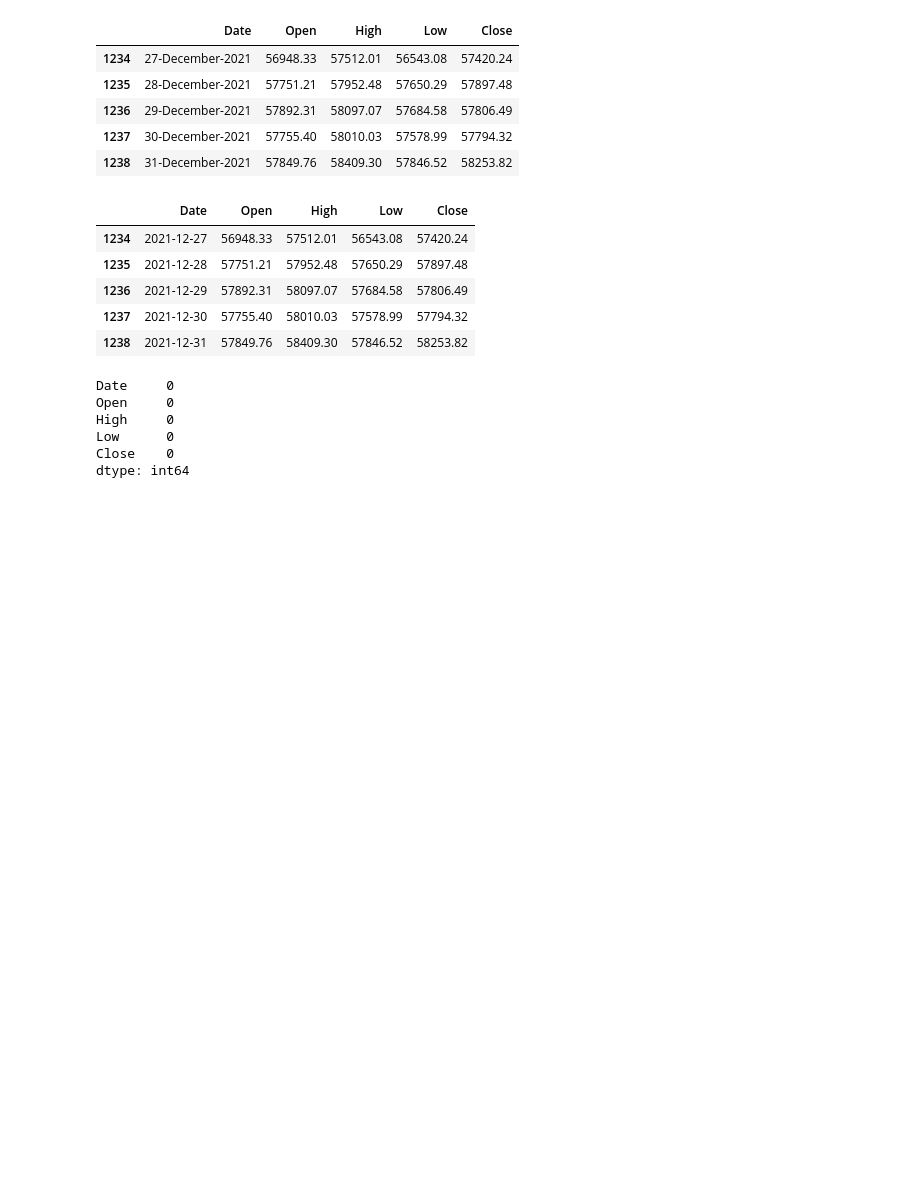
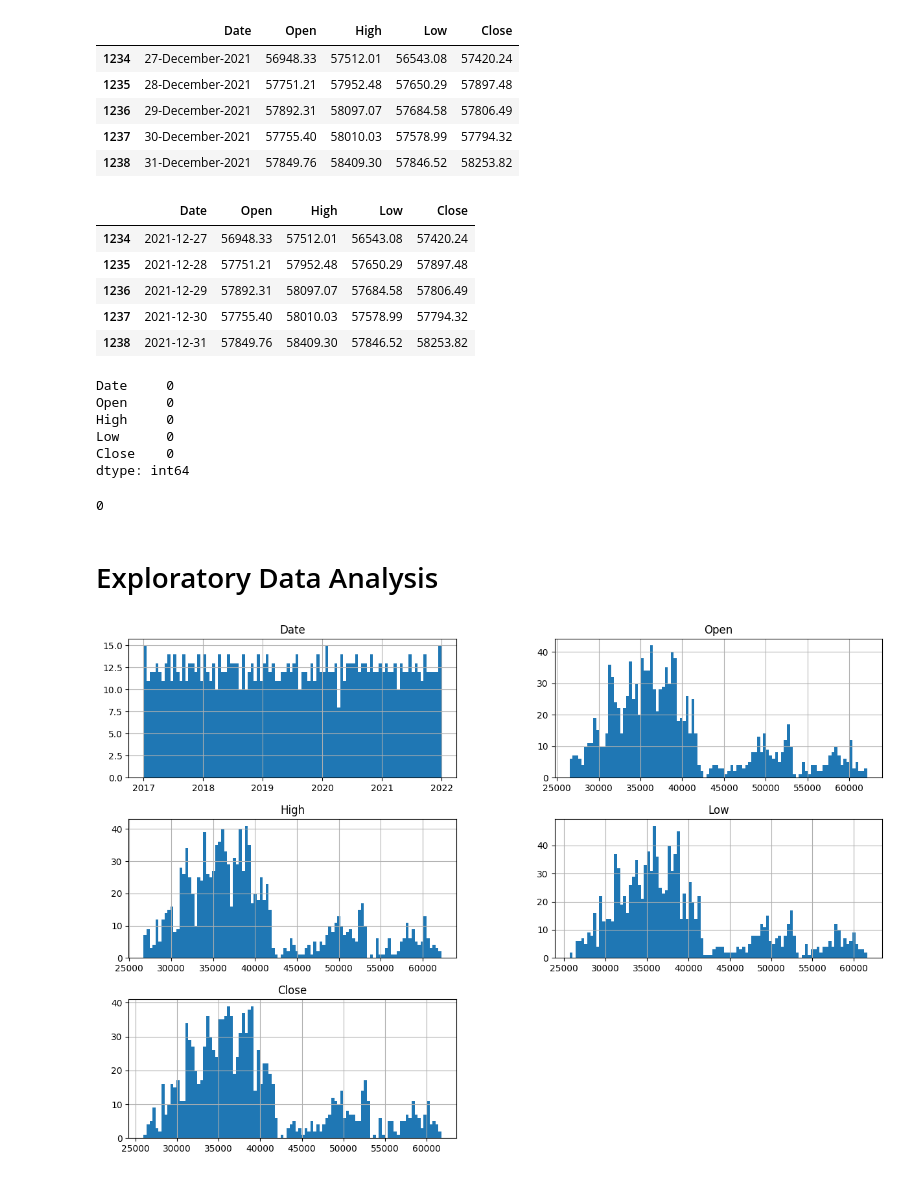
Before and after one commit to kruthi-sb/stock_price_prediction_hybrid_model, a Jupyter notebook: Main.ipynb, the cells around one changed output. Cells and saved outputs as stored; diff of their text form; code cells hidden in the pictures; blank space fills up the shorter version.

```diff
--- a/Main.ipynb
+++ b/Main.ipynb
@@ -159,3 +160,16 @@ High     0
 Low      0
 Close    0
 dtype: int64
+# %%
+# check for duplicates
+stock.duplicated().sum()
+# %% [output]
+0
+# %% [markdown]
+# Exploratory Data Analysis
+# %%
+# histogram
+stock.hist(figsize=(15,10), bins=100)
+plt.show()
+# %% [output]
+[figure, added]
```
Also changed, not shown: parts of 8 cells of this notebook.
